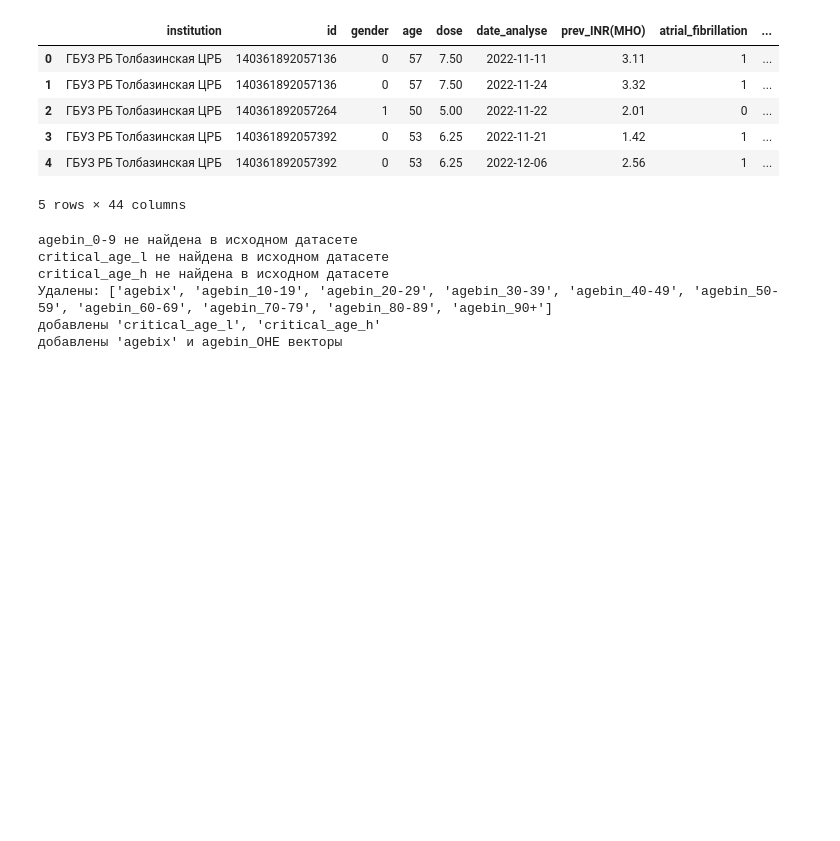
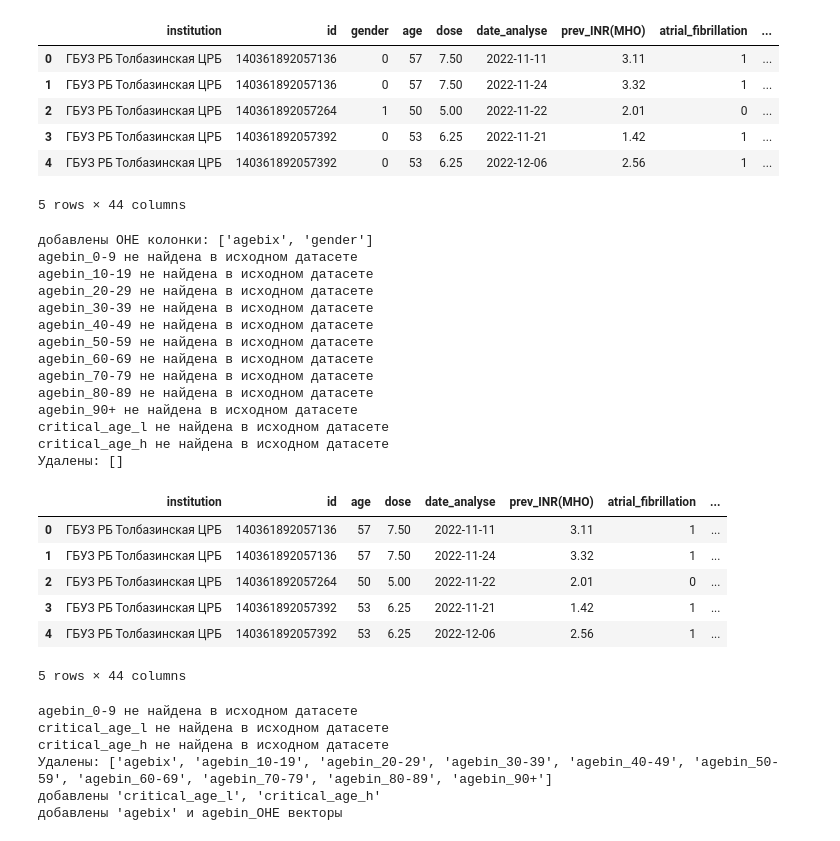
Before and after one commit to terrainternship/Cardiocenter_n3, a Jupyter notebook: Andrey_Sovtsov/DSGen_Warfarin_v1.ipynb, the cells around one changed output. Cells and saved outputs as stored; diff of their text form; code cells hidden in the pictures; blank space fills up the shorter version.

```diff
--- a/Andrey_Sovtsov/DSGen_Warfarin_v1.ipynb
+++ b/Andrey_Sovtsov/DSGen_Warfarin_v1.ipynb
@@ -67,6 +70,7 @@ def DS_Gen(ds, delcols=[], **kwargs):
                creator - внешняя функция с одним входным аргументом: строкой датасета.
                          Вызывается через data.apply(creator,axis=1).
                          Может обращаться к любым колонкам текушей записи
+            3. get_OHE = [список колонок для развертывания в OHE векторы]
     Возвращает: pd.resFrame
 
     Пример:
@@ -98,7 +102,8 @@ def DS_Gen(ds, delcols=[], **kwargs):
         if 'age' in ds.columns and 'int' in ds.age.dtype.name:
             ds['agebix']=ds['age'].apply(lambda x: binagex(x)).astype('int8')
             ds['agebin'] = ds['agebix'].apply(lambda x: blist[x])
-            ds = encode_and_bind(ds, 'agebin') if ohe else ds
+            # ds = encode_and_bind(ds, 'agebin') if ohe else ds
+            ds = pd.get_dummies(ds, 'agebin') if ohe else ds
         return ds
 
 
@@ -113,6 +118,18 @@ def DS_Gen(ds, delcols=[], **kwargs):
         res = _agebin_(res,True)
         print(f"добавлены 'agebix' и agebin_OHE векторы")
 
+    if 'get_OHE' in kwargs :
+        # _lst_ = kwargs['get_OHE']
+        _colist = []
+        for c in list(kwargs['get_OHE']):    #_lst_:
+          if c in res.columns:
+            _colist.append(c)
+          else:
+            print( f'{c} не найдена в исходном датасете')
+        res = pd.get_dummies(res, columns=_colist)
+        print(f'добавлены OHE колонки: {_colist}')
+
+
     ##
     # Запуск внешних креаторов колонок, если передан список функций
     #
@@ -124,6 +141,8 @@ def DS_Gen(ds, delcols=[], **kwargs):
             print(f'Выполнена функция {c.__name__}')
           except:
             print(f'ошибка при выполнении функции {c.__name__}')
+
+
 
     # Удаление колонок по списку
     #
@@ -193,10 +192,10 @@ Index(['institution', 'id', 'gender', 'age', 'dose', 'date_analyse',
       dtype='object')
 # %%
 # тестовый список колонок для удаления
-dellst = [ 'agebix', 'agebin_0-9',
+dellst = [ 'agebin_0-9',
        'agebin_10-19', 'agebin_20-29', 'agebin_30-39', 'agebin_40-49',
        'agebin_50-59', 'agebin_60-69', 'agebin_70-79', 'agebin_80-89',
-       'agebin_90+','critical_age_l','critical_age_h' ]
+       'agebin_90+','critical_age_l','critical_age_h' ]    #'agebix',
 # %%
 data = DS_Gen(data)
 display(data.head())
@@ -250,6 +249,32 @@ critical_age_h не найдена в исходном датасете
 | 3 | ГБУЗ РБ Толбазинская ЦРБ | 140361892057392 | 0 | 53 | 6.25 | 2022-11-21 | 1.42 | 1 | ... |
 | 4 | ГБУЗ РБ Толбазинская ЦРБ | 140361892057392 | 0 | 53 | 6.25 | 2022-12-06 | 2.56 | 1 | ... |
 5 rows × 44 columns
+# %%
+# Проверка развертывания в ObserveHandler
+data = DS_Gen(data, delcols=dellst, get_OHE=['agebix', 'gender'])
+display(data.head())
+# %% [output]
+добавлены OHE колонки: ['agebix', 'gender']
+agebin_0-9 не найдена в исходном датасете
+agebin_10-19 не найдена в исходном датасете
+agebin_20-29 не найдена в исходном датасете
+agebin_30-39 не найдена в исходном датасете
+agebin_40-49 не найдена в исходном датасете
+agebin_50-59 не найдена в исходном датасете
+agebin_60-69 не найдена в исходном датасете
+agebin_70-79 не найдена в исходном датасете
+agebin_80-89 не найдена в исходном датасете
+agebin_90+ не найдена в исходном датасете
+critical_age_l не найдена в исходном датасете
+critical_age_h не найдена в исходном датасете
+Удалены: []
+|  | institution | id | age | dose | date_analyse | prev_INR(MHO) | atrial_fibrillation | ... |
+| 0 | ГБУЗ РБ Толбазинская ЦРБ | 140361892057136 | 57 | 7.50 | 2022-11-11 | 3.11 | 1 | ... |
+| 1 | ГБУЗ РБ Толбазинская ЦРБ | 140361892057136 | 57 | 7.50 | 2022-11-24 | 3.32 | 1 | ... |
+| 2 | ГБУЗ РБ Толбазинская ЦРБ | 140361892057264 | 50 | 5.00 | 2022-11-22 | 2.01 | 0 | ... |
+| 3 | ГБУЗ РБ Толбазинская ЦРБ | 140361892057392 | 53 | 6.25 | 2022-11-21 | 1.42 | 1 | ... |
+| 4 | ГБУЗ РБ Толбазинская ЦРБ | 140361892057392 | 53 | 6.25 | 2022-12-06 | 2.56 | 1 | ... |
+5 rows × 44 columns
 # %%
 data = DS_Gen(data, delcols=dellst, critical_age=True, agebin=True)
 display(data.head())
```
Also changed, not shown: parts of 3 cells of this notebook.
